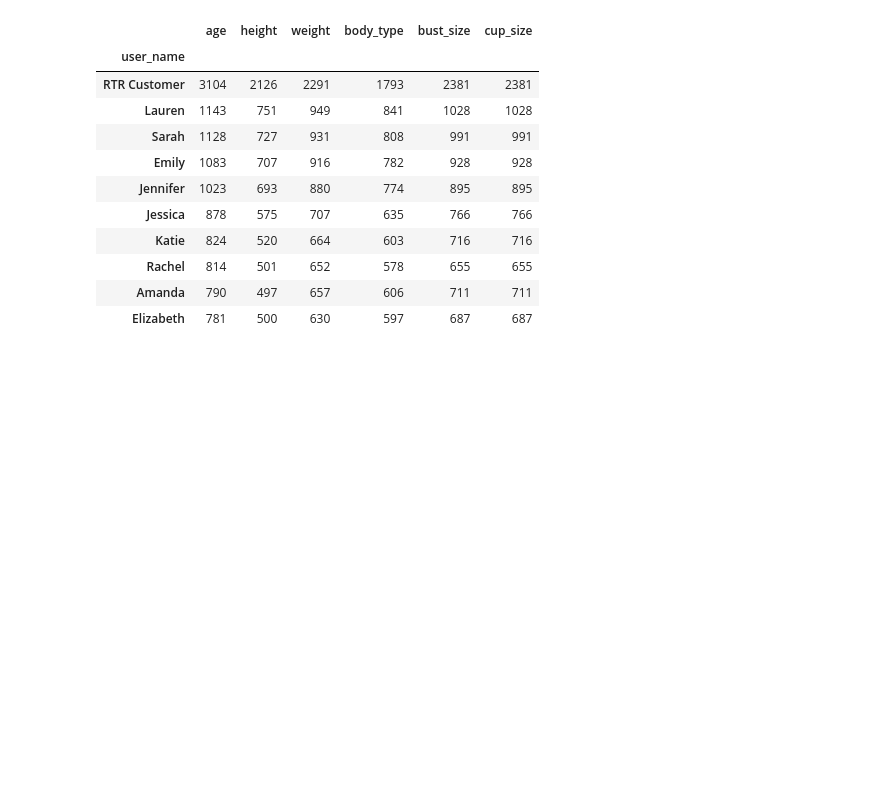
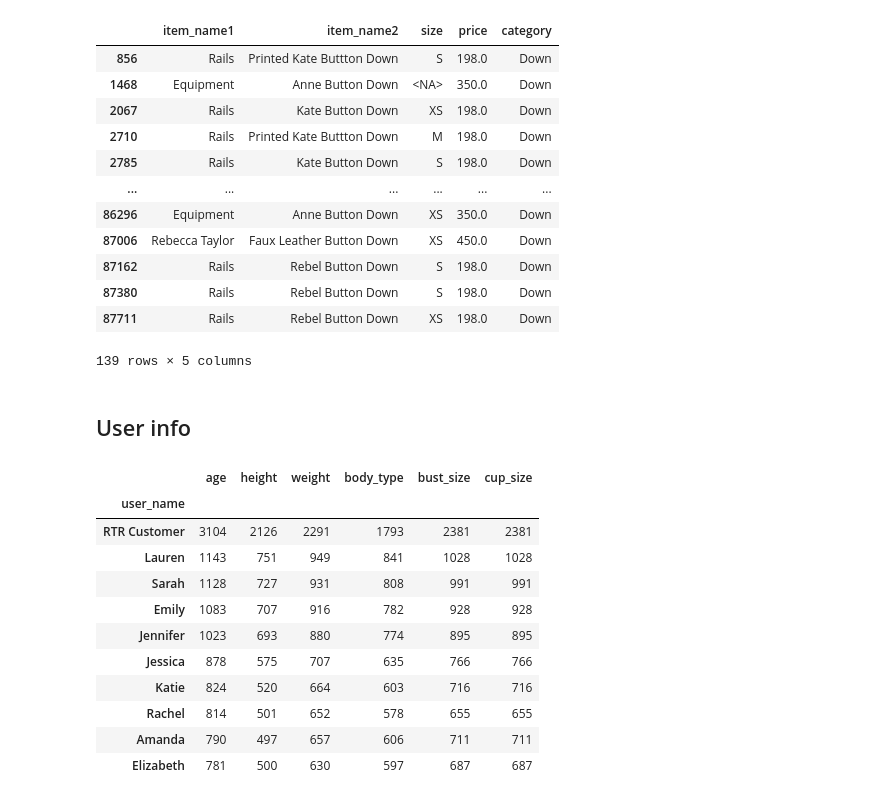
Before and after one commit to Dune-Z/Machine-Learning-Project, a Jupyter notebook: notebooks/zyq Jan 5.ipynb, the cells around one changed output. Saved outputs shown, nothing was run; the diff lists cells and outputs as text; code cells hidden in the pictures; blank space fills up the shorter version.

```diff
--- a/notebooks/zyq Jan 5.ipynb
+++ b/notebooks/zyq Jan 5.ipynb
@@ -51,0 +89,2 @@ profile.to_notebook_iframe()
+# %%
+item_df['category'] = item_df['item_name2'].str.extract(r'\b(\w+)$')
@@ -52,3 +106,21 @@ profile.to_notebook_iframe()
+# %%
+item_df[item_df['category'] == 'Down']
+# %% [output]
+|  | item_name1 | item_name2 | size | price | category |
+| 856 | Rails | Printed Kate Buttton Down | S | 198.0 | Down |
+| 1468 | Equipment | Anne Button Down | <NA> | 350.0 | Down |
+| 2067 | Rails | Kate Button Down | XS | 198.0 | Down |
+| 2710 | Rails | Printed Kate Buttton Down | M | 198.0 | Down |
+| 2785 | Rails | Kate Button Down | S | 198.0 | Down |
+| ... | ... | ... | ... | ... | ... |
+| 86296 | Equipment | Anne Button Down | XS | 350.0 | Down |
+| 87006 | Rebecca Taylor | Faux Leather Button Down | XS | 450.0 | Down |
+| 87162 | Rails | Rebel Button Down | S | 198.0 | Down |
+| 87380 | Rails | Rebel Button Down | S | 198.0 | Down |
+| 87711 | Rails | Rebel Button Down | XS | 198.0 | Down |
+139 rows × 5 columns
+# %% [markdown]
+## User info
 # %%
 user_df = train_df[[
     'user_name', 'age', 'height', 'weight', 'body_type', 'bust_size',
```
Also changed, not shown: parts of 8 cells of this notebook, 1 other file.
